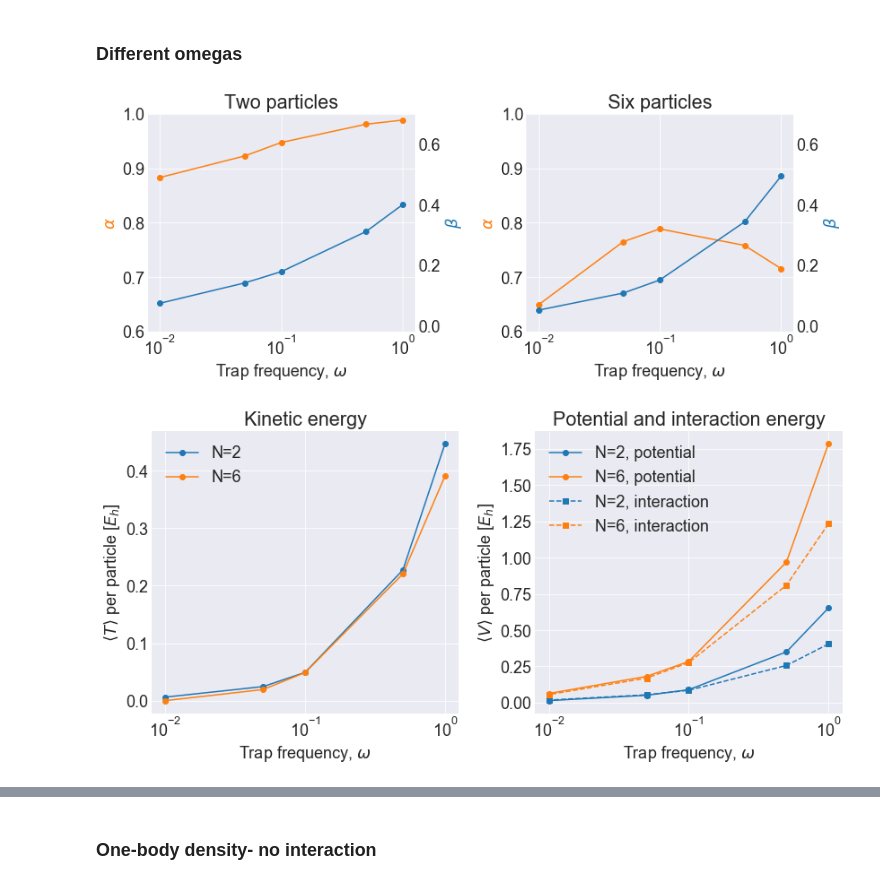
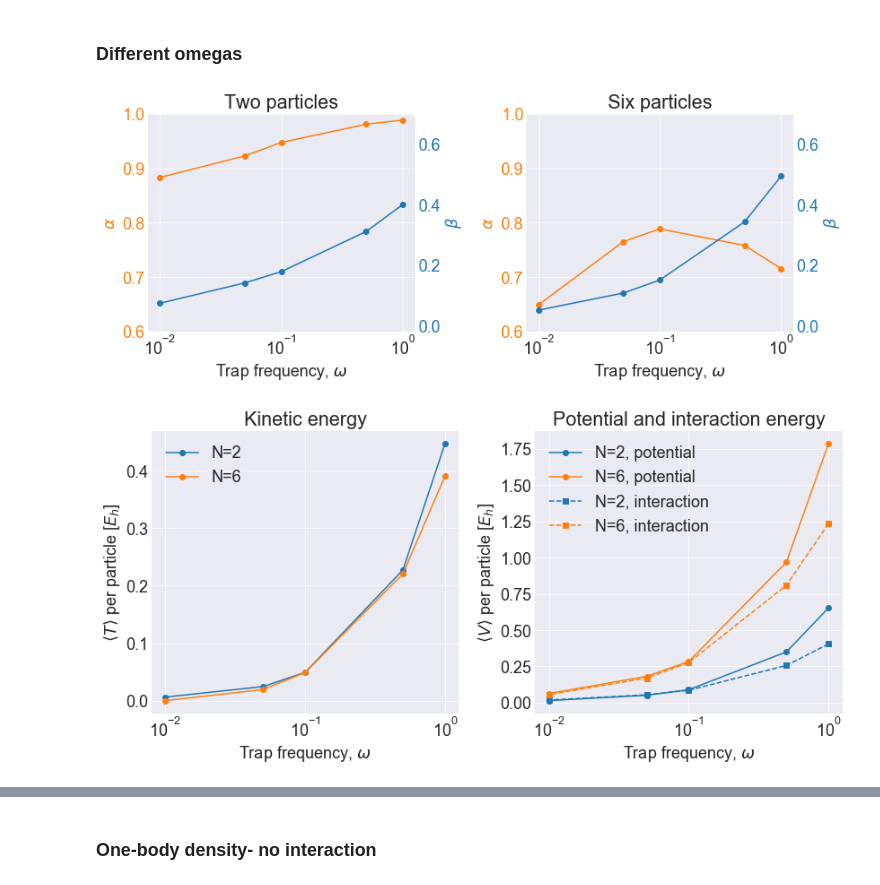
Before and after one commit to vildemjo/vmc_fermions, a Jupyter notebook: analysisscripts/plotting.ipynb, the cells around one changed output, grey strips where cells are left out. Saved outputs shown, nothing was run; the diff lists cells and outputs as text; code cells hidden in the pictures.

```diff
--- a/analysisscripts/plotting.ipynb
+++ b/analysisscripts/plotting.ipynb
@@ -363,6 +365,8 @@ ax1.set_title("Two particles")
 ax1.semilogx(omega,alpha, "o-", color="C1")
 ax1.set_ylabel("$\\alpha$", color="C1")
 ax2.semilogx(omega,beta,"o-")
+ax1.tick_params(axis='y', colors="C1")
+ax2.tick_params(axis='y', colors="C0")
 ax2.set_ylabel("$\\beta$",color= "C0")
 ax2.grid(False)
 ax1.set_ylim([0.6, 1.0])
@@ -400,32 +404,34 @@ ax1.semilogx(omega,alpha_6,"o-", color="C1")
 ax1.set_ylabel("$\\alpha$", color="C1")
 ax2.semilogx(omega,beta_6,"o-")
 ax2.set_ylabel("$\\beta$", color= "C0")
 ax2.grid(False)
 ax1.set_ylim([0.6, 1.0])
 ax2.set_ylim([-0.02, 0.7])
+ax1.tick_params(axis='y', colors="C1")
+ax2.tick_params(axis='y', colors="C0")
 ax1.set_xlabel("Trap frequency, $\omega$")
 tight_layout()
 savefig("../Results/parameters_compared.png")
 
 figure(figsize=(12,6))
 subplot(1,2,1)
 title("Kinetic energy")
 semilogx(omega, array(E_kin)/2.0, "o-",  label="N=2")
 semilogx(omega, array(E_kin_6)/6.0, "o-",  label="N=6")
 xlabel("Trap frequency, $\omega$")
 ylabel("$\\left< T \\right>$ per particle [$E_h$]")
 legend()
 subplot(1,2,2)
 title("Potential and interaction energy")
 semilogx(omega, array(E_pot)/2.0, "o-",  label="N=2, potential")
 semilogx(omega, array(E_pot_6)/6.0, "o-",  label="N=6, potential")
 semilogx(omega, array(E_int)/2.0, "s--", color="C0",  label="N=2, interaction")
 semilogx(omega, array(E_int_6)/6.0, "s--", color="C1",  label="N=6, interaction")
 xlabel("Trap frequency, $\omega$")
 ylabel("$\\left< V \\right>$ per particle [$E_h$]")
 legend()
 tight_layout()
 savefig("../Results/energy_per_particle_compared.png")
 # %% [output]
-[figure, old version]
+[figure, new version]
 [figure]
```
Also changed, not shown: parts of 7 cells of this notebook, 12 other files.
